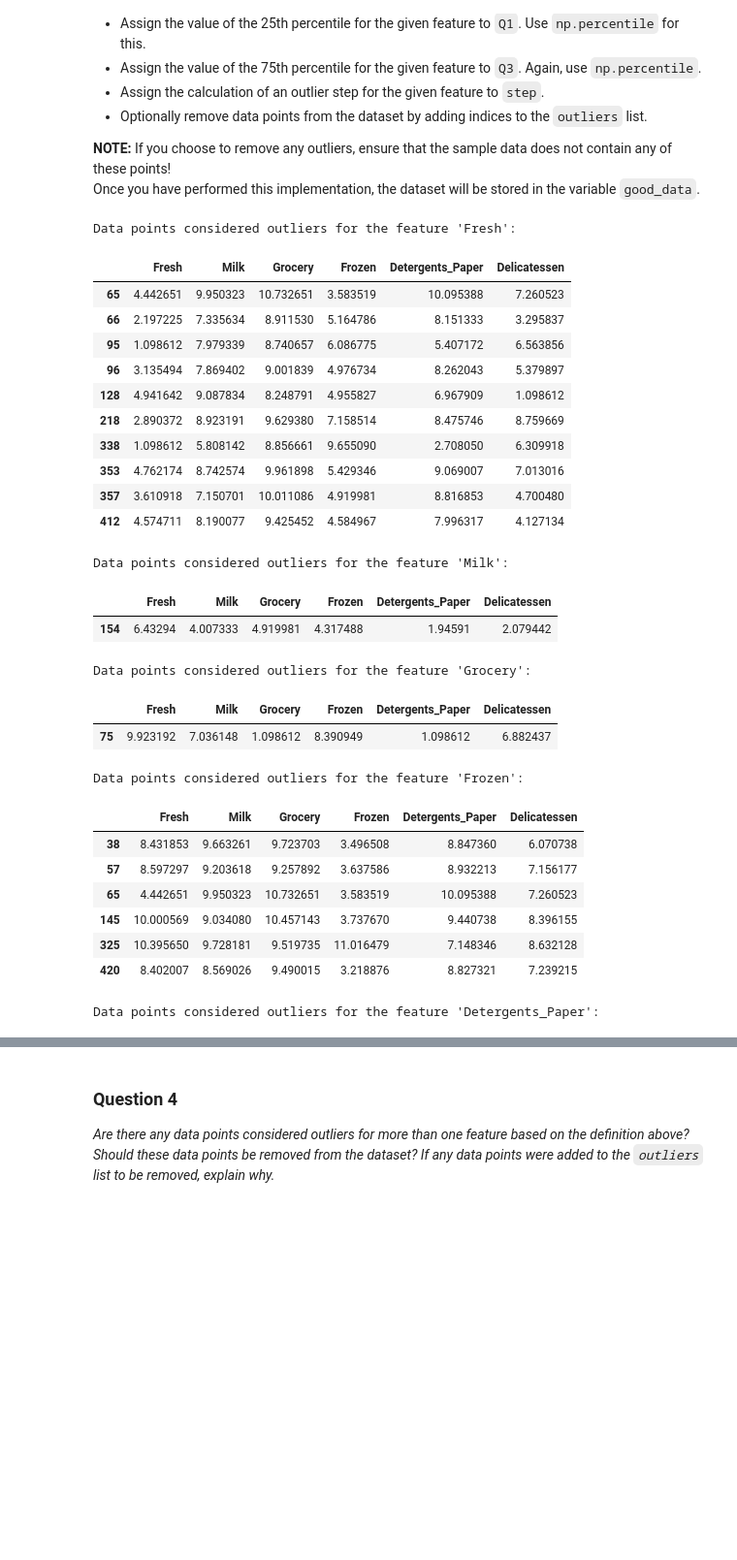
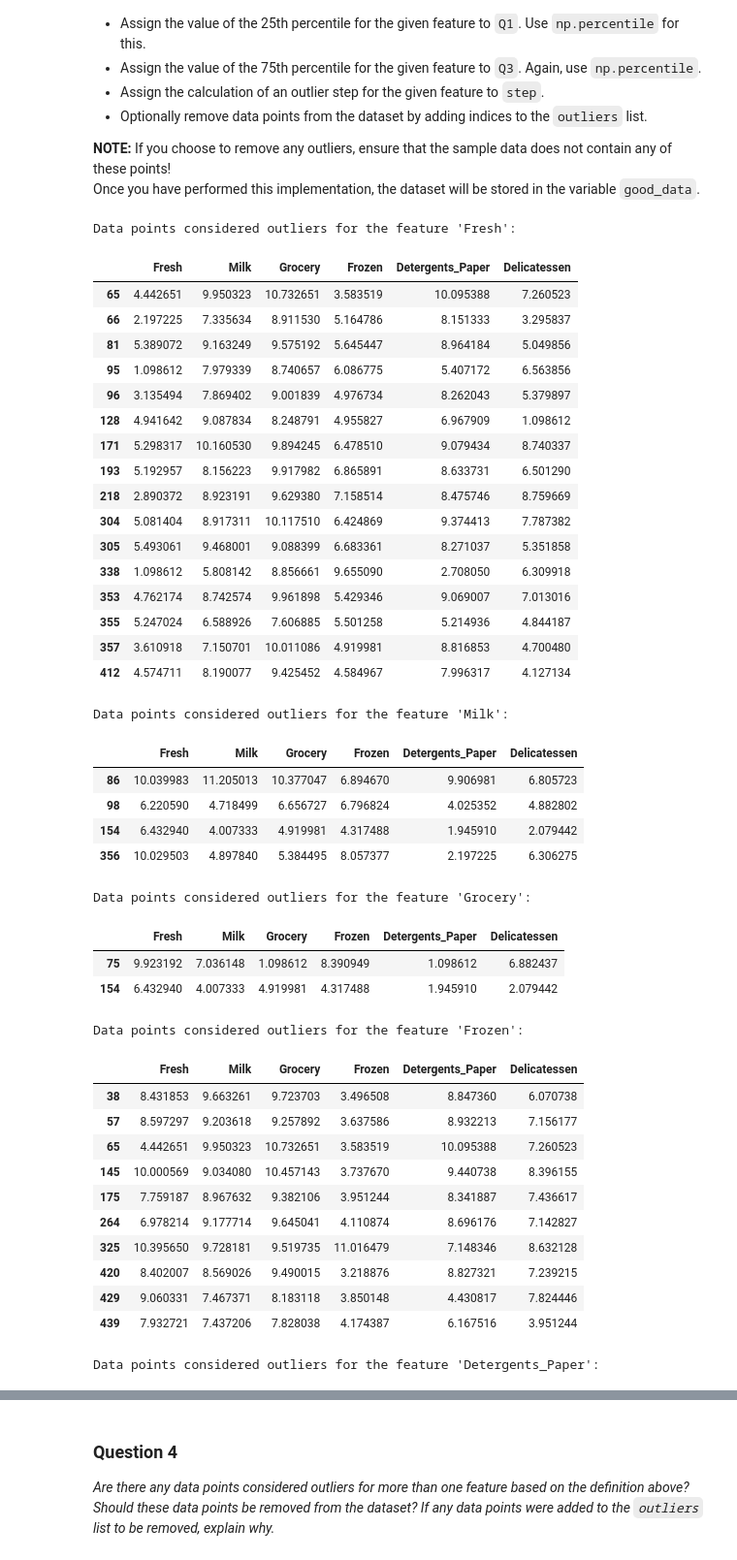
Before and after one commit to kwrjcr/UdacityMachineLearning, a Jupyter notebook: projects/customer_segments/customer_segments.ipynb, the cells around one changed output, grey strips where cells are left out. Shown: that part at 97% size. Saved outputs shown, nothing was run; the diff lists cells and outputs as text; code cells hidden in the pictures; blank space fills up the shorter version.

```diff
--- a/projects/customer_segments/customer_segments.ipynb
+++ b/projects/customer_segments/customer_segments.ipynb
@@ -179,61 +184,85 @@ Once you have performed this implementation, the dataset will be stored in the v
 # %%
 # For each feature find the data points with extreme high or low values
 outliers = []
+points = []
 
 for i, feature in enumerate(log_data.keys()):
 
     #print log_data[feature]
     # TODO: Calculate Q1 (25th percentile of the data) for the given feature
     Q1 = np.percentile(log_data[feature], 25)
 
     # TODO: Calculate Q3 (75th percentile of the data) for the given feature
     Q3 = np.percentile(log_data[feature], 75)
 
     # TODO: Use the interquartile range to calculate an outlier step (1.5 times the interquartile range)
-    step = 1.8 * (Q3 - Q1)
+    step = 1.5 * (Q3 - Q1)
 
-    for i, outlier in enumerate(log_data[feature]):
-        if ((outlier <= Q1 - step) or (outlier >= Q3 + step)) and i not in outliers:
-            outliers.append(i)
+    for i, point in enumerate(log_data[feature]):
+        if ((point <= Q1 - step) or (point >= Q3 + step)):
+            #and i not in outliers:
+            points.append(i)
+
 
     # Display the outliers
     print "Data points considered outliers for the feature '{}':".format(feature)
     display(log_data[~((log_data[feature] >= Q1 - step) & (log_data[feature] <= Q3 + step))])
+
+# I found the below code at the following urls:
+#https://stackoverflow.com/questions/9835762/find-and-list-duplicates-in-a-list#15155286
+#https://stackoverflow.com/questions/7961363/removing-duplicates-in-lists#7961390
+
+temp_outliers = set([x for x in points if points.count(x) > 1])
+outliers = list(temp_outliers)
 
 # OPTIONAL: Select the indices for data points you wish to remove
 # I created an outliers list in the code above.
 #outliers  = []
 print "Outliers %s " % outliers
 print "Count of outliers %s " % len(outliers)
 
 # Remove the outliers, if any were specified
 good_data = log_data.drop(log_data.index[outliers]).reset_index(drop = True)
 # %% [output]
 Data points considered outliers for the feature 'Fresh':
 |  | Fresh | Milk | Grocery | Frozen | Detergents_Paper | Delicatessen |
 | 65 | 4.442651 | 9.950323 | 10.732651 | 3.583519 | 10.095388 | 7.260523 |
 | 66 | 2.197225 | 7.335634 | 8.911530 | 5.164786 | 8.151333 | 3.295837 |
+| 81 | 5.389072 | 9.163249 | 9.575192 | 5.645447 | 8.964184 | 5.049856 |
 | 95 | 1.098612 | 7.979339 | 8.740657 | 6.086775 | 5.407172 | 6.563856 |
 | 96 | 3.135494 | 7.869402 | 9.001839 | 4.976734 | 8.262043 | 5.379897 |
 | 128 | 4.941642 | 9.087834 | 8.248791 | 4.955827 | 6.967909 | 1.098612 |
+| 171 | 5.298317 | 10.160530 | 9.894245 | 6.478510 | 9.079434 | 8.740337 |
+| 193 | 5.192957 | 8.156223 | 9.917982 | 6.865891 | 8.633731 | 6.501290 |
 | 218 | 2.890372 | 8.923191 | 9.629380 | 7.158514 | 8.475746 | 8.759669 |
+| 304 | 5.081404 | 8.917311 | 10.117510 | 6.424869 | 9.374413 | 7.787382 |
+| 305 | 5.493061 | 9.468001 | 9.088399 | 6.683361 | 8.271037 | 5.351858 |
 | 338 | 1.098612 | 5.808142 | 8.856661 | 9.655090 | 2.708050 | 6.309918 |
 | 353 | 4.762174 | 8.742574 | 9.961898 | 5.429346 | 9.069007 | 7.013016 |
+| 355 | 5.247024 | 6.588926 | 7.606885 | 5.501258 | 5.214936 | 4.844187 |
 | 357 | 3.610918 | 7.150701 | 10.011086 | 4.919981 | 8.816853 | 4.700480 |
 | 412 | 4.574711 | 8.190077 | 9.425452 | 4.584967 | 7.996317 | 4.127134 |
 Data points considered outliers for the feature 'Milk':
 |  | Fresh | Milk | Grocery | Frozen | Detergents_Paper | Delicatessen |
-| 154 | 6.43294 | 4.007333 | 4.919981 | 4.317488 | 1.94591 | 2.079442 |
+| 86 | 10.039983 | 11.205013 | 10.377047 | 6.894670 | 9.906981 | 6.805723 |
+| 98 | 6.220590 | 4.718499 | 6.656727 | 6.796824 | 4.025352 | 4.882802 |
+| 154 | 6.432940 | 4.007333 | 4.919981 | 4.317488 | 1.945910 | 2.079442 |
+| 356 | 10.029503 | 4.897840 | 5.384495 | 8.057377 | 2.197225 | 6.306275 |
 Data points considered outliers for the feature 'Grocery':
 |  | Fresh | Milk | Grocery | Frozen | Detergents_Paper | Delicatessen |
 | 75 | 9.923192 | 7.036148 | 1.098612 | 8.390949 | 1.098612 | 6.882437 |
+| 154 | 6.432940 | 4.007333 | 4.919981 | 4.317488 | 1.945910 | 2.079442 |
 Data points considered outliers for the feature 'Frozen':
 |  | Fresh | Milk | Grocery | Frozen | Detergents_Paper | Delicatessen |
 | 38 | 8.431853 | 9.663261 | 9.723703 | 3.496508 | 8.847360 | 6.070738 |
 | 57 | 8.597297 | 9.203618 | 9.257892 | 3.637586 | 8.932213 | 7.156177 |
 | 65 | 4.442651 | 9.950323 | 10.732651 | 3.583519 | 10.095388 | 7.260523 |
 | 145 | 10.000569 | 9.034080 | 10.457143 | 3.737670 | 9.440738 | 8.396155 |
+| 175 | 7.759187 | 8.967632 | 9.382106 | 3.951244 | 8.341887 | 7.436617 |
+| 264 | 6.978214 | 9.177714 | 9.645041 | 4.110874 | 8.696176 | 7.142827 |
 | 325 | 10.395650 | 9.728181 | 9.519735 | 11.016479 | 7.148346 | 8.632128 |
 | 420 | 8.402007 | 8.569026 | 9.490015 | 3.218876 | 8.827321 | 7.239215 |
+| 429 | 9.060331 | 7.467371 | 8.183118 | 3.850148 | 4.430817 | 7.824446 |
+| 439 | 7.932721 | 7.437206 | 7.828038 | 4.174387 | 6.167516 | 3.951244 |
 Data points considered outliers for the feature 'Detergents_Paper':
 |  | Fresh | Milk | Grocery | Frozen | Detergents_Paper | Delicatessen |
```
Also changed, not shown: parts of 23 cells of this notebook, 1 other file.
